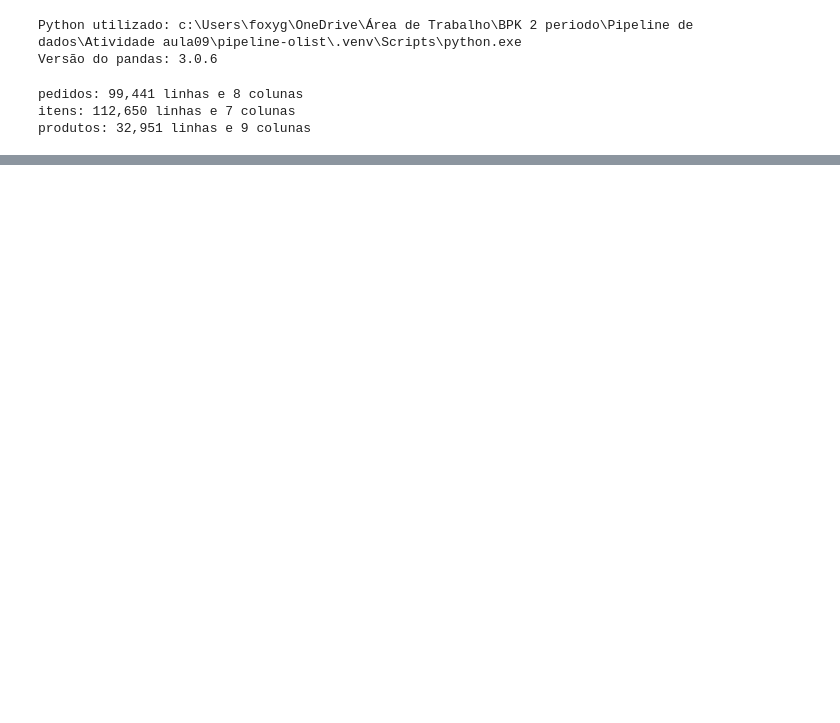
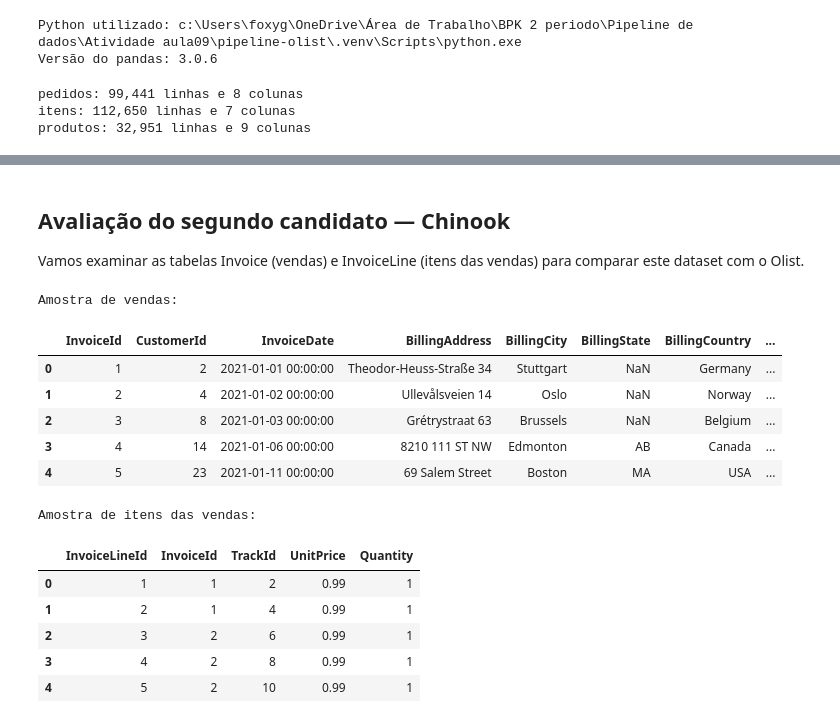
Before and after one commit to NatanHH/pipeline-olist, a Jupyter notebook: pipeline-olist.ipynb, the cells around one changed output, grey strips where cells are left out. Cells and saved outputs as stored; diff of their text form; code cells hidden in the pictures; blank space fills up the shorter version.

```diff
--- a/pipeline-olist.ipynb
+++ b/pipeline-olist.ipynb
@@ -80,3 +100,65 @@ Fonte: produtos
 | 2 | 96bd76ec8810374ed1b65e291975717f | esporte_lazer | 46.0 | 250.0 | 1.0 | ... |
 | 3 | cef67bcfe19066a932b7673e239eb23d | bebes | 27.0 | 261.0 | 1.0 | ... |
 | 4 | 9dc1a7de274444849c219cff195d0b71 | utilidades_domesticas | 37.0 | 402.0 | 4.0 | ... |
+# %% [markdown]
+## Avaliação do segundo candidato — Chinook
+
+Vamos examinar as tabelas Invoice (vendas) e InvoiceLine
+(itens das vendas) para comparar este dataset com o Olist.
+# %%
+from pathlib import Path
+import requests
+import sqlite3
+
+# Pasta de avaliação dos candidatos, ainda fora das camadas do pipeline.
+pasta_amostras = Path("amostras")
+pasta_amostras.mkdir(exist_ok=True)
+
+caminho_chinook = pasta_amostras / "chinook.sqlite"
+
+url_chinook = (
+    "https://raw.githubusercontent.com/lerocha/chinook-database/"
+    "master/ChinookDatabase/DataSources/Chinook_Sqlite.sqlite"
+)
+
+# timeout limita a espera da requisicao; raise_for_status sinaliza erros HTTP.
+resposta = requests.get(url_chinook, timeout=60)
+resposta.raise_for_status()
+
+# Salva o banco recebido no caminho relativo amostras/chinook.sqlite.
+caminho_chinook.write_bytes(resposta.content)
+
+# Consulta cinco linhas por tabela; LIMIT 5 nao mede o total de registros.
+# O bloco with controla a transacao; sqlite3 nao fecha a conexao automaticamente.
+# A conexao e usada somente para as consultas desta avaliacao.
+with sqlite3.connect(caminho_chinook) as conexao:
+    vendas_chinook = pd.read_sql_query(
+        'SELECT * FROM "Invoice" LIMIT 5',
+        conexao,
+    )
+
+    itens_chinook = pd.read_sql_query(
+        'SELECT * FROM "InvoiceLine" LIMIT 5',
+        conexao,
+    )
+
+print("Amostra de vendas:")
+display(vendas_chinook)
+
+print("Amostra de itens das vendas:")
+display(itens_chinook)
+# %% [output]
+Amostra de vendas:
+|  | InvoiceId | CustomerId | InvoiceDate | BillingAddress | BillingCity | BillingState | BillingCountry | ... |
+| 0 | 1 | 2 | 2021-01-01 00:00:00 | Theodor-Heuss-Straße 34 | Stuttgart | NaN | Germany | ... |
+| 1 | 2 | 4 | 2021-01-02 00:00:00 | Ullevålsveien 14 | Oslo | NaN | Norway | ... |
+| 2 | 3 | 8 | 2021-01-03 00:00:00 | Grétrystraat 63 | Brussels | NaN | Belgium | ... |
+| 3 | 4 | 14 | 2021-01-06 00:00:00 | 8210 111 ST NW | Edmonton | AB | Canada | ... |
+| 4 | 5 | 23 | 2021-01-11 00:00:00 | 69 Salem Street | Boston | MA | USA | ... |
+Amostra de itens das vendas:
+|  | InvoiceLineId | InvoiceId | TrackId | UnitPrice | Quantity |
+| 0 | 1 | 1 | 2 | 0.99 | 1 |
+| 1 | 2 | 1 | 4 | 0.99 | 1 |
+| 2 | 3 | 2 | 6 | 0.99 | 1 |
+| 3 | 4 | 2 | 8 | 0.99 | 1 |
+| 4 | 5 | 2 | 10 | 0.99 | 1 |
```
Also changed, not shown: parts of 17 cells of this notebook.
